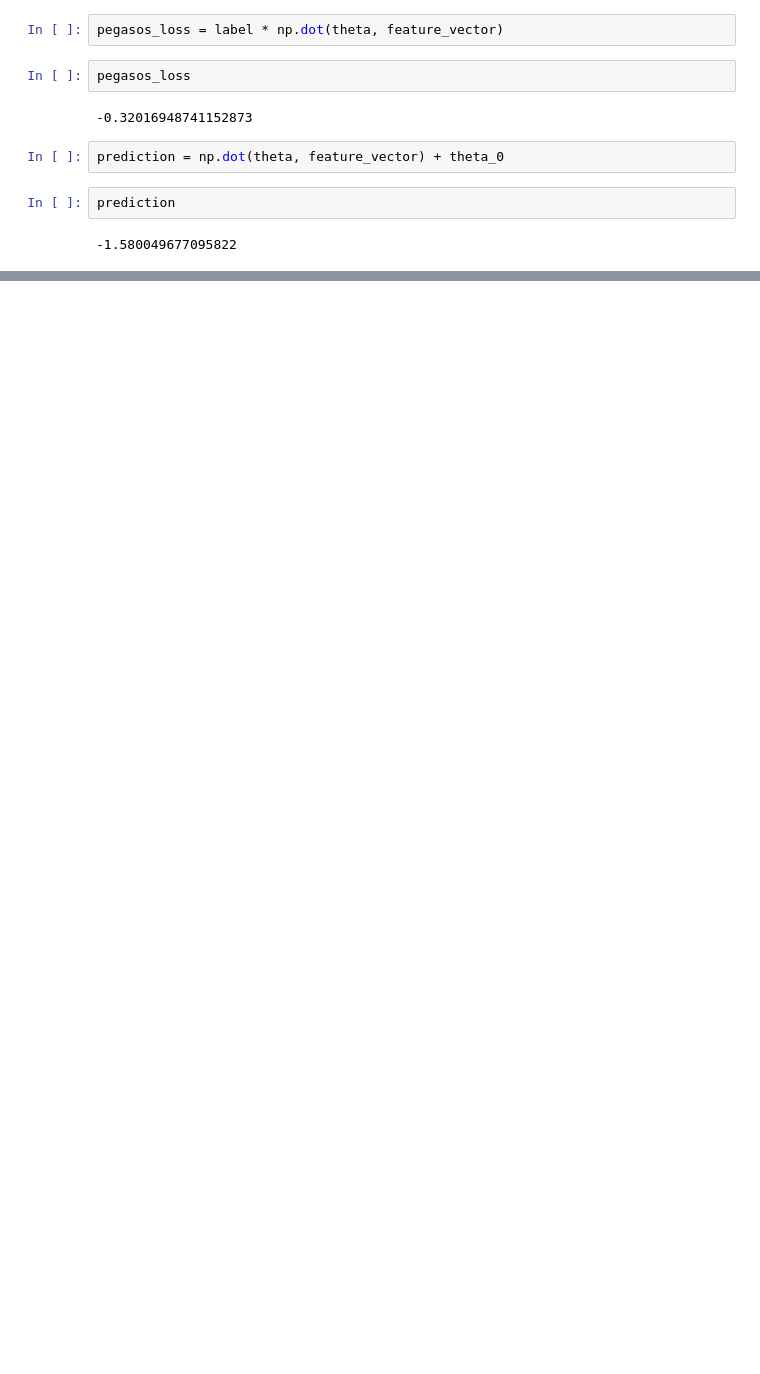
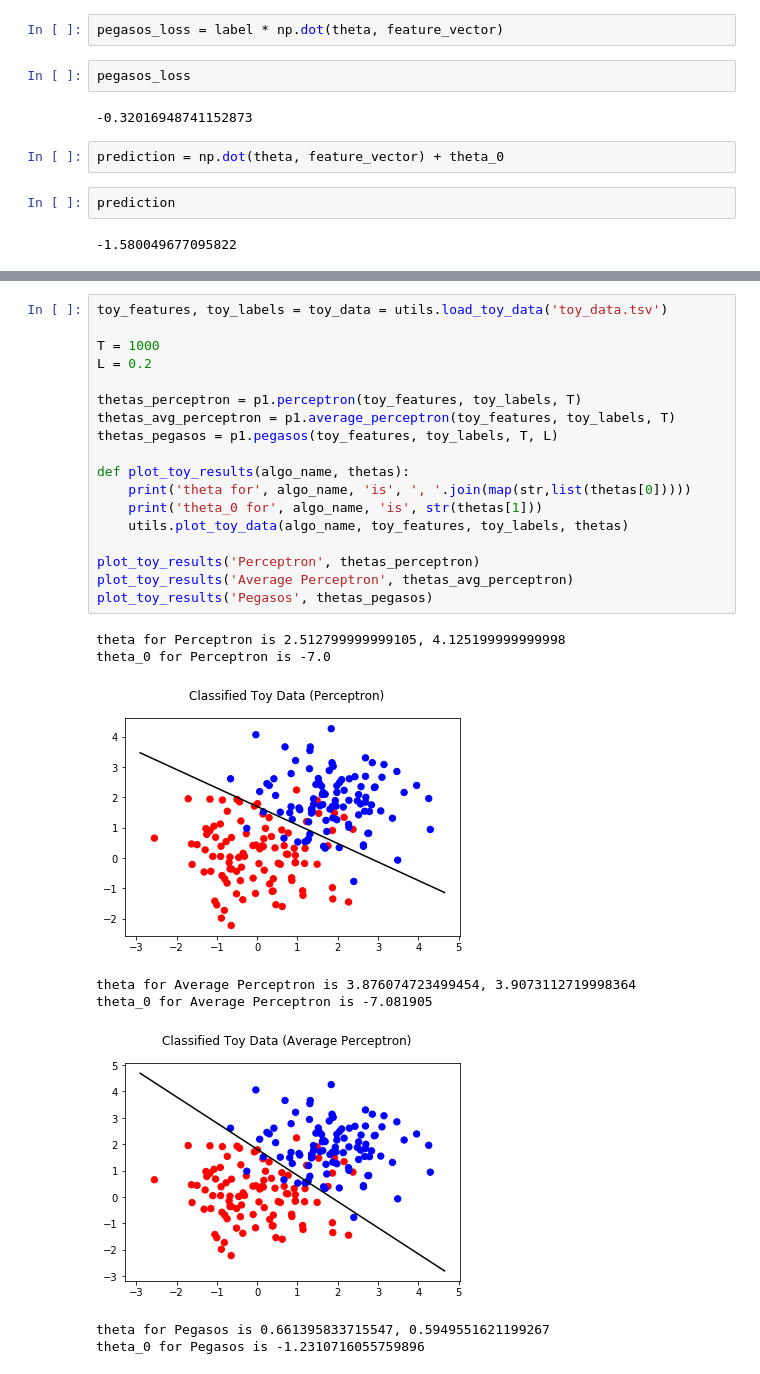
Before and after one commit to harsh-vikram-singh/machine_learning_projects, a Jupyter notebook: sentiment_analysis_linear/experiments.ipynb, the cells around one changed output, grey strips where cells are left out. Saved outputs shown, nothing was run; the diff lists cells and outputs as text; blank space fills up the shorter version.

```diff
--- a/sentiment_analysis_linear/experiments.ipynb
+++ b/sentiment_analysis_linear/experiments.ipynb
@@ -79,0 +132,27 @@ prediction
+# %%
+toy_features, toy_labels = toy_data = utils.load_toy_data('toy_data.tsv')
+
+T = 1000
+L = 0.2
+
+thetas_perceptron = p1.perceptron(toy_features, toy_labels, T)
+thetas_avg_perceptron = p1.average_perceptron(toy_features, toy_labels, T)
+thetas_pegasos = p1.pegasos(toy_features, toy_labels, T, L)
+
+def plot_toy_results(algo_name, thetas):
+    print('theta for', algo_name, 'is', ', '.join(map(str,list(thetas[0]))))
+    print('theta_0 for', algo_name, 'is', str(thetas[1]))
+    utils.plot_toy_data(algo_name, toy_features, toy_labels, thetas)
+
+plot_toy_results('Perceptron', thetas_perceptron)
+plot_toy_results('Average Perceptron', thetas_avg_perceptron)
+plot_toy_results('Pegasos', thetas_pegasos)
+# %% [output]
+theta for Perceptron is 2.512799999999105, 4.125199999999998
+theta_0 for Perceptron is -7.0
+[figure, added]
+theta for Average Perceptron is 3.876074723499454, 3.9073112719998364
+theta_0 for Average Perceptron is -7.081905
+[figure, added]
+theta for Pegasos is 0.661395833715547, 0.5949551621199267
+theta_0 for Pegasos is -1.2310716055759896
```
Also changed, not shown: parts of 5 cells of this notebook, 1 other file.
